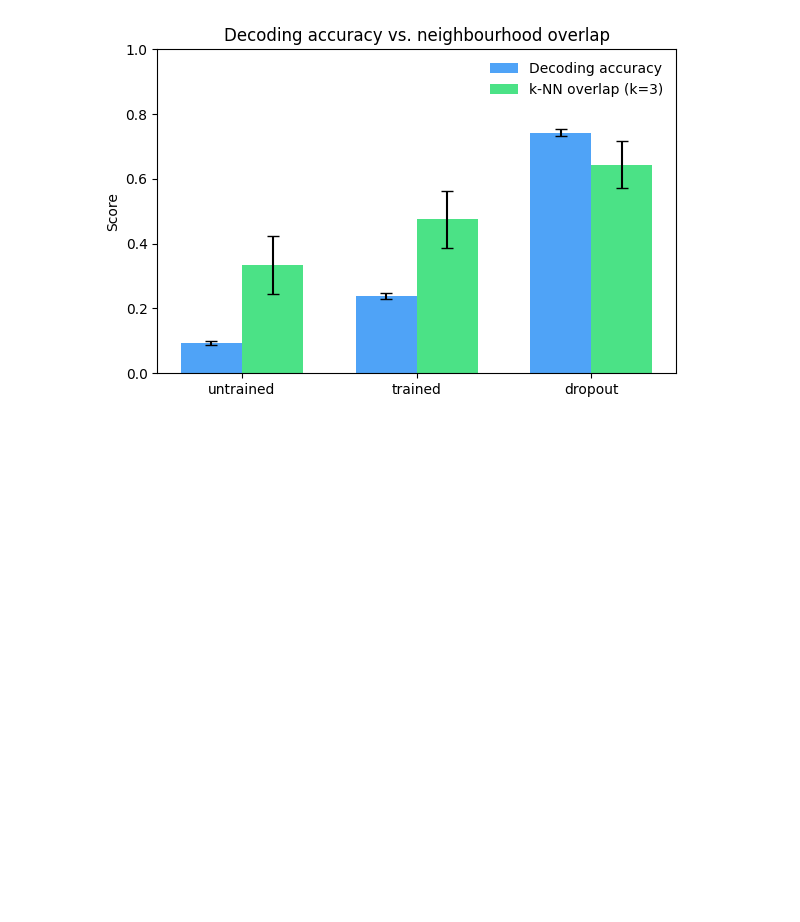
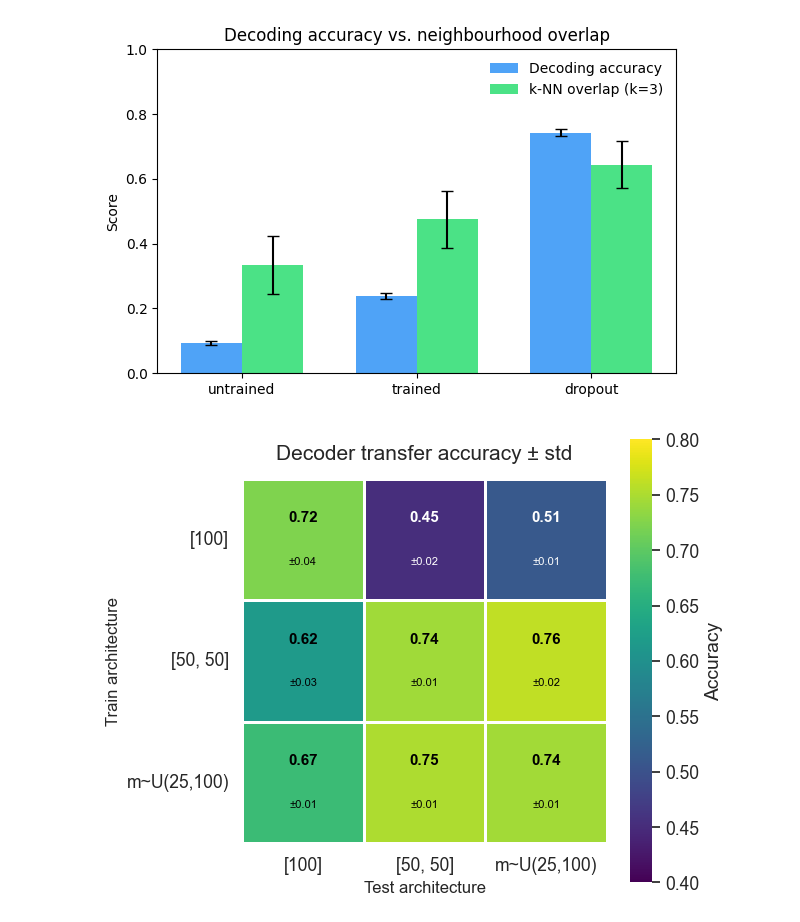
Before and after one commit to entropicbloom/intentionality, a Jupyter notebook: decoder/analysis.ipynb, the cells around one changed output. Drawn from its saved outputs; the diff is of its cells as text; code cells hidden in the pictures; blank space fills up the shorter version.

Commit message:
added analysis of cross-hidden-dim eval

```diff
--- a/decoder/analysis.ipynb
+++ b/decoder/analysis.ipynb
@@ -513,3 +513,87 @@ plt.tight_layout()
 plt.show()
 # %% [output]
 [figure]
+# %%
+import pandas as pd
+import numpy as np
+import matplotlib.pyplot as plt
+import seaborn as sns
+
+import re
+
+df1 = pd.read_csv('../data/output-classes/cross_dim_evals.csv')
+df2 = pd.read_csv('../data/output-classes/cross_dim_evals_extra_data.csv')
+
+SEP='-fully_connected_dropout-mnist-'
+
+def label_arch(desc):
+    if 'hidden_dim_[100]' in desc:
+        return '[100]'
+    if 'hidden_dim_[50,50]' in desc:
+        return '[50, 50]'
+    if 'varying-dim' in desc or 'varying_dim' in desc:
+        return 'm~U(25,100)'
+    return 'unknown'
+
+def extract_pair(name):
+    name=name.replace('Group: mixed-','')
+    name=re.sub(r'-TransformerDecoder.*$','',name)
+    idx=name.rfind(SEP)
+    if idx==-1:
+        return None,None
+    train_desc=name[:idx]
+    test_desc=name[idx+1:]
+    return label_arch(train_desc), label_arch(test_desc)
+
+metrics={}
+for _,row in df1.iterrows():
+    tr,te=extract_pair(row['Name'])
+    if tr is None: continue
+    metrics.setdefault((tr,te),[]).append(row['valid_acc'])
+
+metrics.setdefault(('m~U(25,100)','m~U(25,100)'),[]).extend(df2[df2['varying_dim']==True]['valid_acc'].tolist())
+metrics.setdefault(('[50, 50]','[50, 50]'),[]).extend(df2[df2['varying_dim']==False]['valid_acc'].tolist())
+
+axes=['[100]','[50, 50]','m~U(25,100)']
+mean_mat=np.full((3,3),np.nan)
+std_mat=np.full((3,3),np.nan)
+
+for (tr,te),vals in metrics.items():
+    i,j=axes.index(tr),axes.index(te)
+    vals=np.asarray(vals,float)
+    mean_mat[i,j]=vals.mean()
+    std_mat[i,j]=vals.std(ddof=1)
+
+mean_df=pd.DataFrame(mean_mat,index=axes,columns=axes)
+std_df=pd.DataFrame(std_mat,index=axes,columns=axes)
+
+# ---------- plotting ----------
+sns.set(style='white',font_scale=1.15)
+fig,ax=plt.subplots(figsize=(6.5,5.5))
+
+sns.heatmap(mean_df,cmap='viridis',vmin=0.4,vmax=0.8,linewidths=1,linecolor='white',
+            square=True,annot=False,cbar_kws={'label':'Accuracy'},ax=ax)
+
+ax.set_xlabel('Test architecture',fontsize=12)
+ax.set_ylabel('Train architecture',fontsize=12)
+ax.set_title('Decoder transfer accuracy ± std',fontsize=15,pad=14)
+
+for i in range(3):
+    for j in range(3):
+        m=mean_df.iloc[i,j]
+        sd=std_df.iloc[i,j]
+        if np.isnan(m): continue
+        col='black' if m>0.6 else 'white'
+        ax.text(j+0.5,i+0.32,f"{m:.2f}",ha='center',va='center',fontsize=11,
+                fontweight='bold',color=col)
+        ax.text(j+0.5,i+0.68,f"±{sd:.02f}",ha='center',va='center',fontsize=8,color=col)
+
+ax.set_xticklabels(axes,rotation=0)
+ax.set_yticklabels(axes,rotation=0)
+for spine in ax.spines.values():
+    spine.set_visible(False)
+
+plt.tight_layout()
+plt.show()
+# %% [output]
+[figure, added]
```
Also changed, not shown: parts of 1 cell of this notebook, 3 other files.
